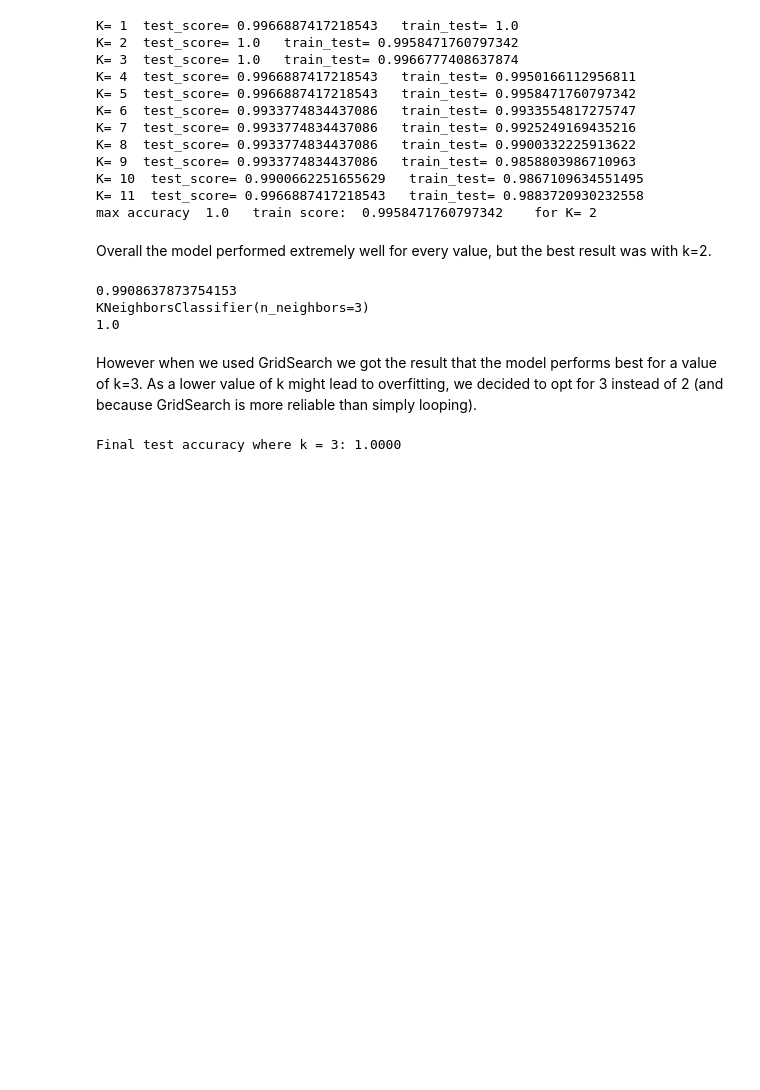
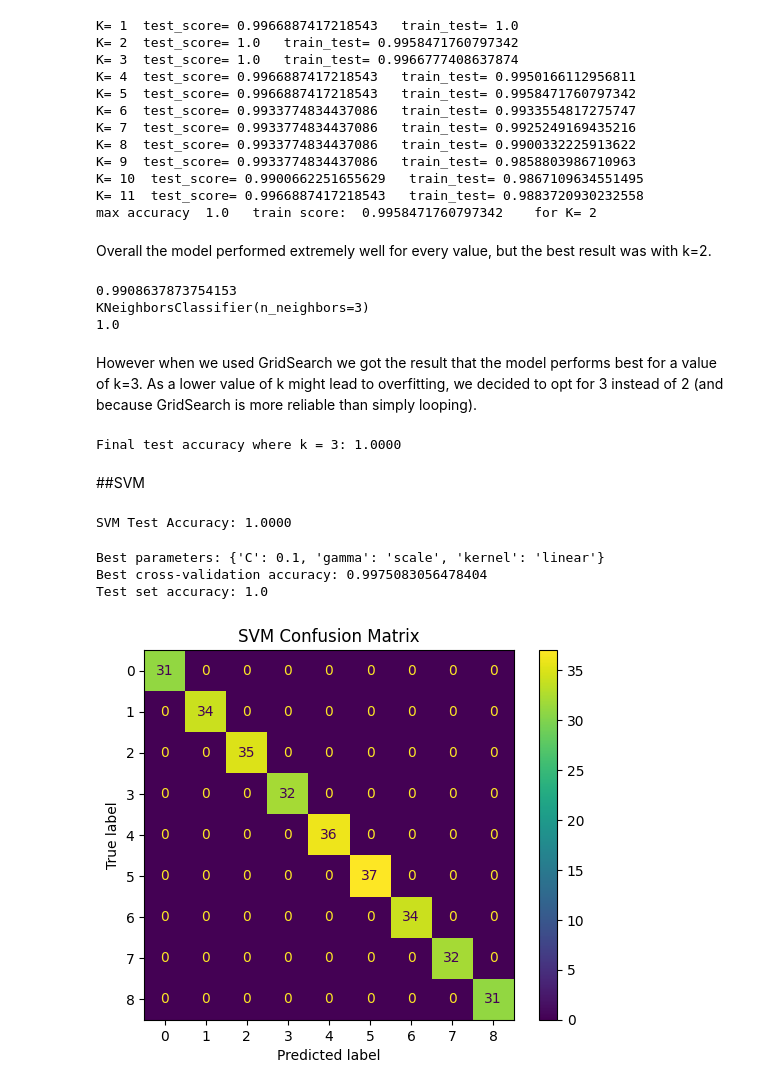
Before and after one commit to sjekic/DigitRecognizer, a Jupyter notebook: DigitRecognizer.ipynb, the cells around one changed output. Drawn from its saved outputs; the diff is of its cells as text; code cells hidden in the pictures; blank space fills up the shorter version.

```diff
--- a/DigitRecognizer.ipynb
+++ b/DigitRecognizer.ipynb
@@ -238,3 +238,46 @@ test_accuracy = final_knn.score(X_test, y_test)
 print(f"Final test accuracy where k = 3: {test_accuracy:.4f}")
 # %% [output]
 Final test accuracy where k = 3: 1.0000
+# %% [markdown]
+##SVM
+# %%
+from sklearn.svm import SVC
+
+svm_model = SVC(kernel='rbf', C=1.0)
+svm_model.fit(X_newtrain, y_newtrain)
+
+test_accuracy = svm_model.score(X_test, y_test)
+print(f"SVM Test Accuracy: {test_accuracy:.4f}")
+# %% [output]
+SVM Test Accuracy: 1.0000
+# %%
+from sklearn.model_selection import GridSearchCV
+
+param_grid = {
+    'C': [0.1, 1, 10],
+    'kernel': ['linear', 'rbf'],
+    'gamma': ['scale', 'auto']
+}
+
+grid = GridSearchCV(SVC(), param_grid, cv=4)
+grid.fit(X_newtrain, y_newtrain)
+
+print("Best parameters:", grid.best_params_)
+print("Best cross-validation accuracy:", grid.best_score_)
+
+print("Test set accuracy:", grid.score(X_test, y_test))
+# %% [output]
+Best parameters: {'C': 0.1, 'gamma': 'scale', 'kernel': 'linear'}
+Best cross-validation accuracy: 0.9975083056478404
+Test set accuracy: 1.0
+# %%
+from sklearn.metrics import confusion_matrix, ConfusionMatrixDisplay
+
+y_pred_svm = svm_model.predict(X_test)
+cm_svm = confusion_matrix(y_test, y_pred_svm)
+disp = ConfusionMatrixDisplay(confusion_matrix=cm_svm)
+disp.plot()
+plt.title('SVM Confusion Matrix')
+plt.show()
+# %% [output]
+[figure, added]
```
Also changed, not shown: parts of 1 cell of this notebook.
